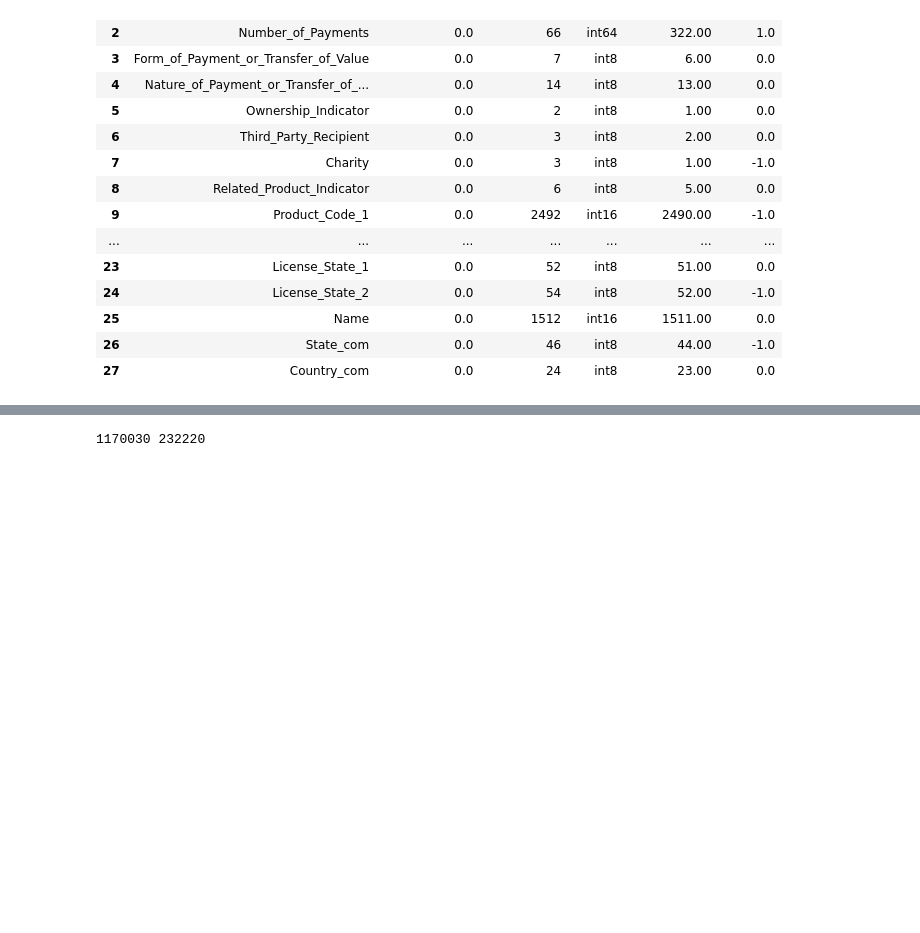
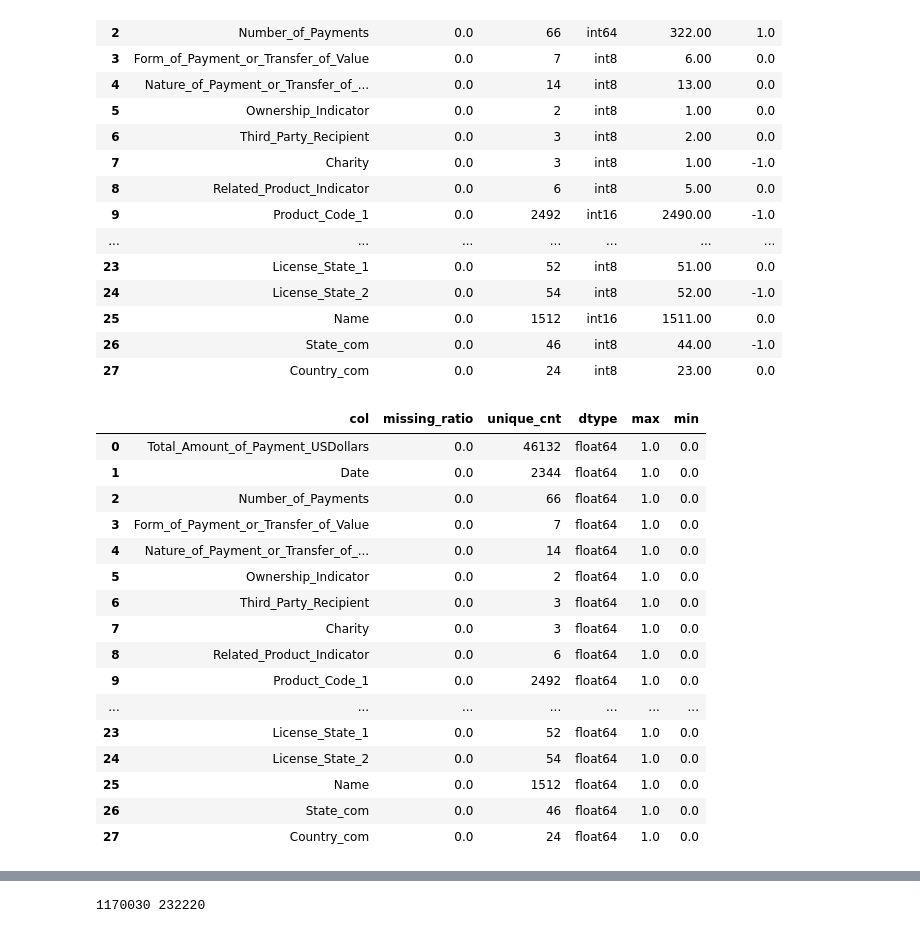
Before and after one commit to qffdhruba1123/analytics_cup_2021, a Jupyter notebook: Exploration.ipynb, the cells around one changed output, grey strips where cells are left out. Drawn from its saved outputs; the diff is of its cells as text; code cells hidden in the pictures; blank space fills up the shorter version.

```diff
--- a/Exploration.ipynb
+++ b/Exploration.ipynb
@@ -168,5 +185,10 @@ print_stats(df)
 # %%
 # Include ID columns for removal
+cols_to_remove = [] # Remove columns with 80% missing value
+for col in df.columns:
+    missing_ratio = df[col].isnull().sum()/len(df)
+    if missing_ratio > 0.75:
+        cols_to_remove.append(col)
 cols_to_remove += ['Record_ID', 'Physician_ID', 'Company_ID']
 cols_to_remove
 # %% [output]
@@ -257,5 +279,31 @@ print_stats(df_enc)
 | 25 | Name | 0.0 | 1512 | int16 | 1511.00 | 0.0 |
 | 26 | State_com | 0.0 | 46 | int8 | 44.00 | -1.0 |
 | 27 | Country_com | 0.0 | 24 | int8 | 23.00 | 0.0 |
+# %%
+# Normalize values
+df_norm = df_enc.values #returns a numpy array
+min_max_scaler = preprocessing.MinMaxScaler()
+df_norm = min_max_scaler.fit_transform(df_norm)
+df_norm = pd.DataFrame(df_norm, columns=df_enc.columns)
+# %%
+print_stats(df_norm)
+# %% [output]
+|  | col | missing_ratio | unique_cnt | dtype | max | min |
+| 0 | Total_Amount_of_Payment_USDollars | 0.0 | 46132 | float64 | 1.0 | 0.0 |
+| 1 | Date | 0.0 | 2344 | float64 | 1.0 | 0.0 |
+| 2 | Number_of_Payments | 0.0 | 66 | float64 | 1.0 | 0.0 |
+| 3 | Form_of_Payment_or_Transfer_of_Value | 0.0 | 7 | float64 | 1.0 | 0.0 |
+| 4 | Nature_of_Payment_or_Transfer_of_... | 0.0 | 14 | float64 | 1.0 | 0.0 |
+| 5 | Ownership_Indicator | 0.0 | 2 | float64 | 1.0 | 0.0 |
+| 6 | Third_Party_Recipient | 0.0 | 3 | float64 | 1.0 | 0.0 |
+| 7 | Charity | 0.0 | 3 | float64 | 1.0 | 0.0 |
+| 8 | Related_Product_Indicator | 0.0 | 6 | float64 | 1.0 | 0.0 |
+| 9 | Product_Code_1 | 0.0 | 2492 | float64 | 1.0 | 0.0 |
+| ... | ... | ... | ... | ... | ... | ... |
+| 23 | License_State_1 | 0.0 | 52 | float64 | 1.0 | 0.0 |
+| 24 | License_State_2 | 0.0 | 54 | float64 | 1.0 | 0.0 |
+| 25 | Name | 0.0 | 1512 | float64 | 1.0 | 0.0 |
+| 26 | State_com | 0.0 | 46 | float64 | 1.0 | 0.0 |
+| 27 | Country_com | 0.0 | 24 | float64 | 1.0 | 0.0 |
 # %%
 # Count ownership vs no ownership
```
Also changed, not shown: parts of 23 cells of this notebook.
